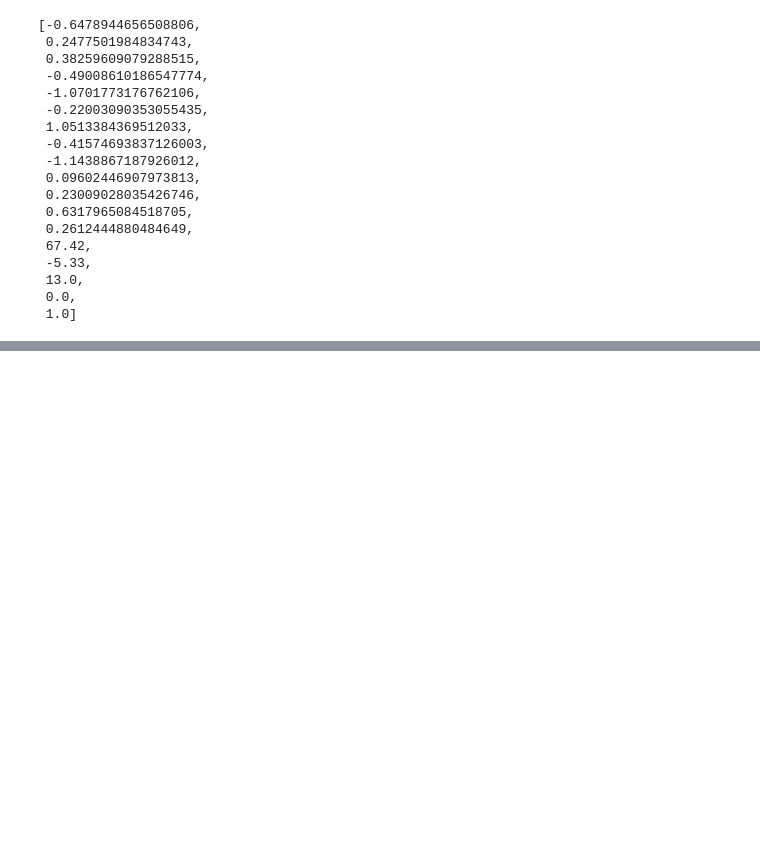
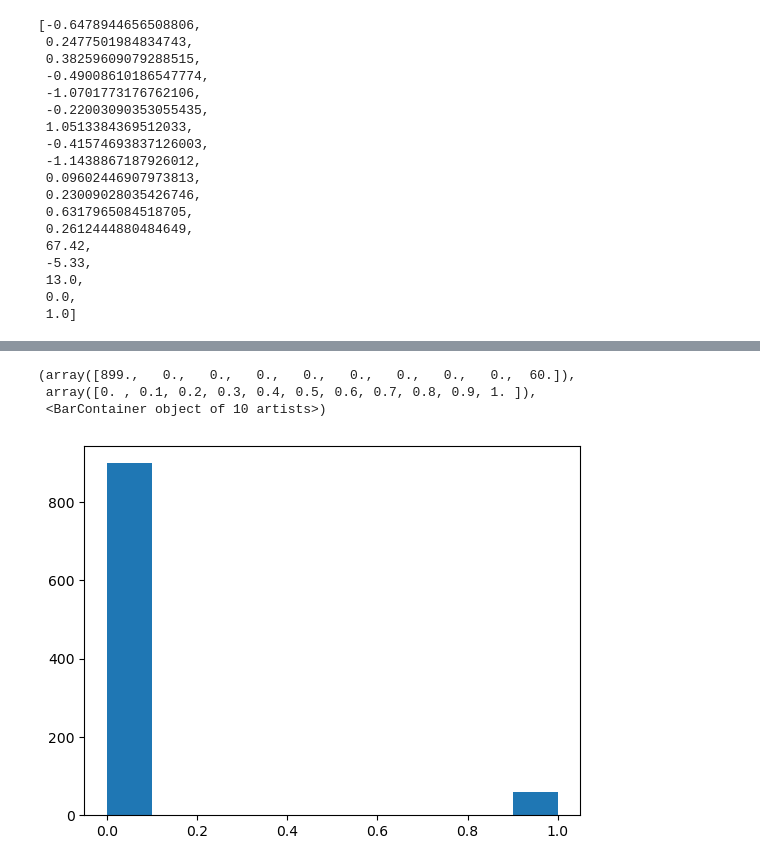
Before and after one commit to Rishab-KH/Early-Sepsis-Prediction, a Jupyter notebook: notebooks/test_predict_post_request.ipynb, the cells around one changed output, grey strips where cells are left out. Cells and saved outputs as stored; diff of their text form; code cells hidden in the pictures; blank space fills up the shorter version.

```diff
--- a/notebooks/test_predict_post_request.ipynb
+++ b/notebooks/test_predict_post_request.ipynb
@@ -108,12 +112,10 @@ def batch_predict(url, X_test, batch_size=500):
     for i in range(num_batches):
         start_idx = i * batch_size
         end_idx = min((i + 1) * batch_size, len(X_test))
-        batch_data = X_test.iloc[start_idx:end_idx].values.tolist()
-
+        batch_data = X_test.iloc[start_idx:end_idx].replace([np.nan, np.inf, -np.inf], None).values.tolist()
         data = {
             "data": batch_data
         }
-
         response = send_post_request(url, data)
         if response.status_code == 200:
             predictions.extend(response.json().get('predictions', []))
@@ -124,7 +128,18 @@ def batch_predict(url, X_test, batch_size=500):
+# %%
+# Path to your CSV file
+file_path = '/Users/sharanyasenthil/Downloads/data_modified_data_finalDataset-000000000000.csv'
+
+# Load the first 1000 rows of the CSV file
+df = pd.read_csv(file_path, nrows=1000)
+
+# print(df.head())
+# %%
+X = df.drop(columns="SepsisLabel", axis=1)
+y = df["SepsisLabel"]
 # %%
 url = "http://localhost:8085/predict"
 
-predictions = batch_predict(url, X_test)
+predictions = batch_predict(url, X)
 print("Predictions:", predictions)
 # %% [output]
 Request was successful
@@ -149,0 +166,7 @@ Predictions: [1, 1, 1, 0, 0, 0, 0, 1, 0, 0, 0, 0, 0, 1, 1, 1, 0, 0, 1, 1, 0, 0,
+# %%
+plt.hist(predictions)
+# %% [output]
+(array([899.,   0.,   0.,   0.,   0.,   0.,   0.,   0.,   0.,  60.]),
+ array([0. , 0.1, 0.2, 0.3, 0.4, 0.5, 0.6, 0.7, 0.8, 0.9, 1. ]),
+ <BarContainer object of 10 artists>)
+[figure, added]
```
Also changed, not shown: parts of 7 cells of this notebook, 2 other files.
